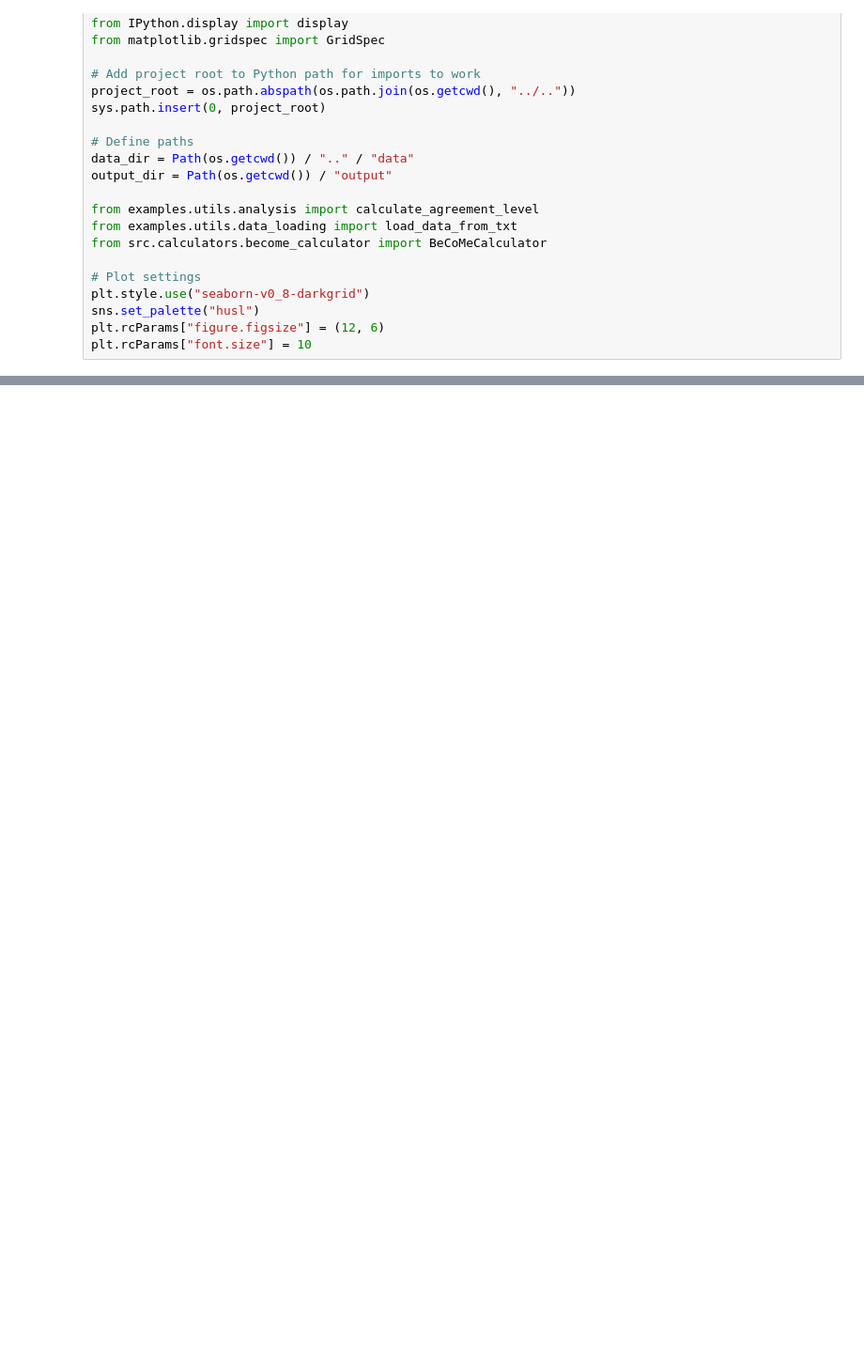
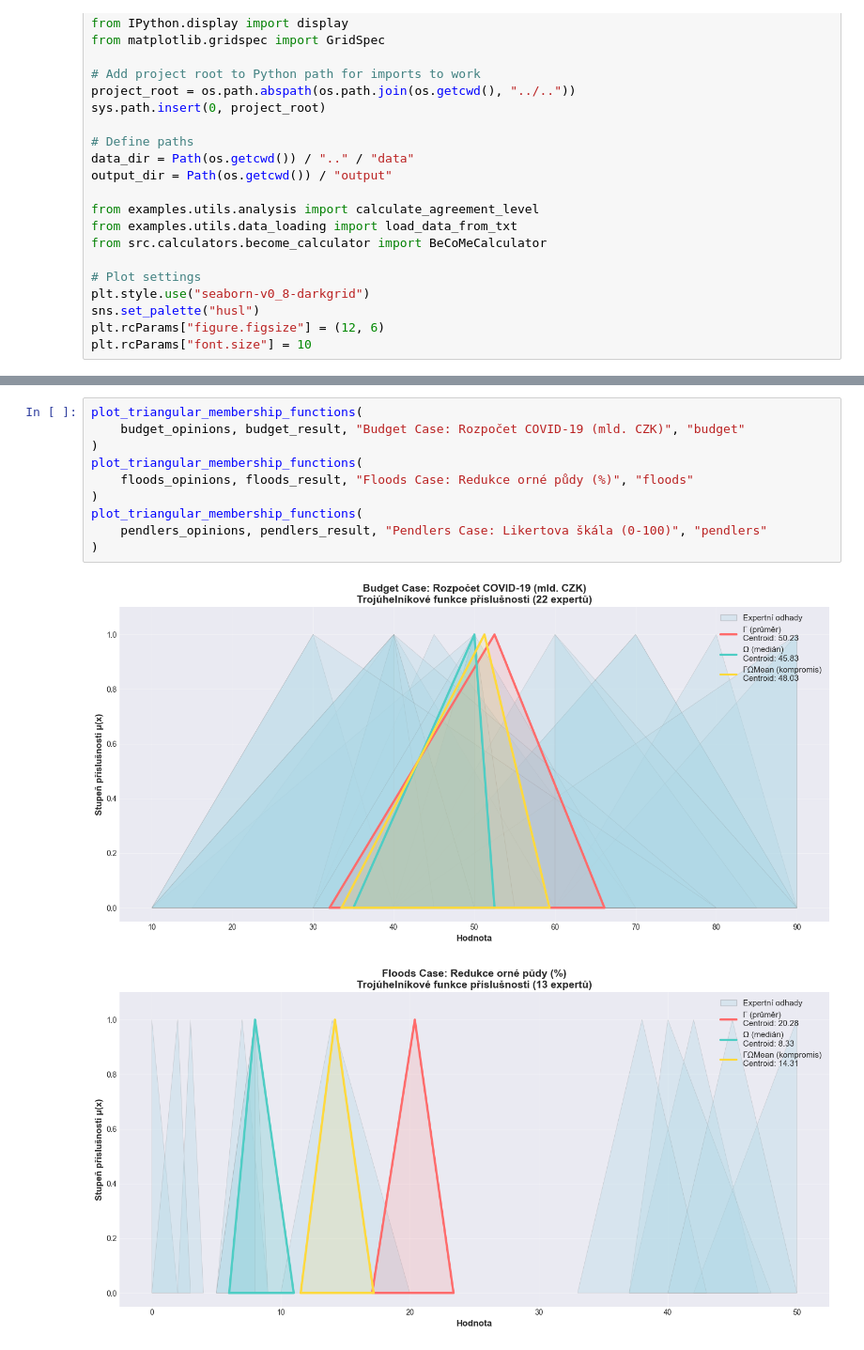
Before and after one commit to caitlon/BeCoMe, a Jupyter notebook: examples/visualizations/visualize_become.ipynb, the cells around one changed output, grey strips where cells are left out. Shown at 94% size. Drawn from its saved outputs; the diff is of its cells as text; blank space fills up the shorter version.

```diff
--- a/examples/visualizations/visualize_become.ipynb
+++ b/examples/visualizations/visualize_become.ipynb
@@ -2392,0 +136,13 @@ The key lesson across all cases: **Numbers provide answers, but visualizations p
+# %%
+plot_triangular_membership_functions(
+    budget_opinions, budget_result, "Budget Case: Rozpočet COVID-19 (mld. CZK)", "budget"
+)
+plot_triangular_membership_functions(
+    floods_opinions, floods_result, "Floods Case: Redukce orné půdy (%)", "floods"
+)
+plot_triangular_membership_functions(
+    pendlers_opinions, pendlers_result, "Pendlers Case: Likertova škála (0-100)", "pendlers"
+)
+# %% [output]
+[figure, added]
+[figure, added]
```
Also changed, not shown: parts of 67 cells of this notebook, 10 other files.
